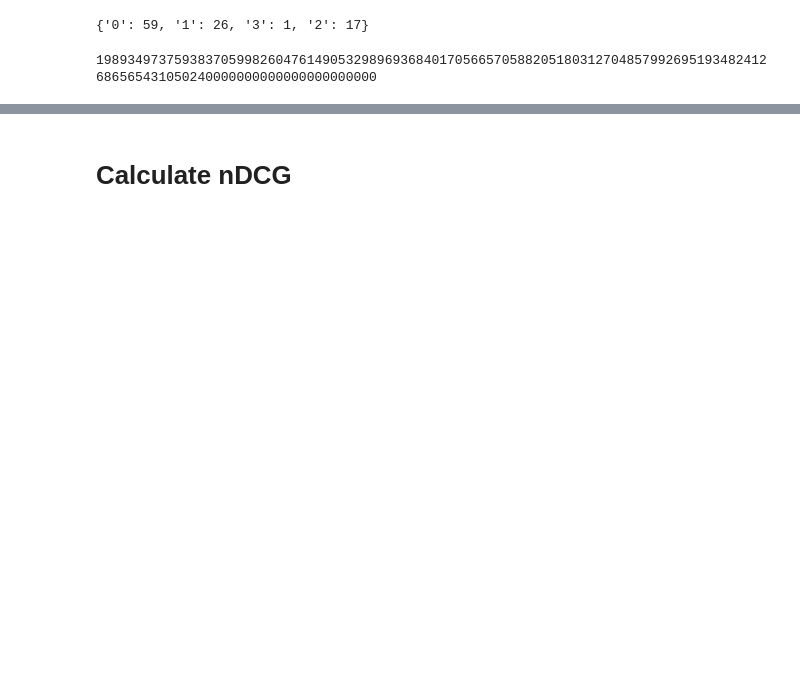
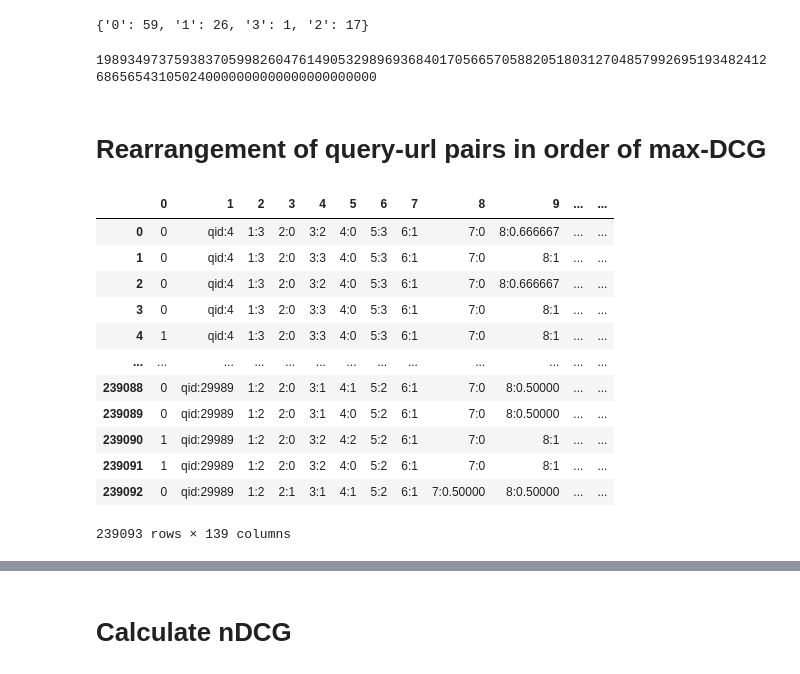
Before and after one commit to Mohammed-Taasir/CSE508_Winter2023_A2_14, a Jupyter notebook: A2_Q3.ipynb, the cells around one changed output, grey strips where cells are left out. Drawn from its saved outputs; the diff is of its cells as text; code cells hidden in the pictures; blank space fills up the shorter version.

```diff
--- a/A2_Q3.ipynb
+++ b/A2_Q3.ipynb
@@ -52,3 +59,5 @@ for k in rel_score_count.keys():
 print(tot_files)
 # %% [output]
 19893497375938370599826047614905329896936840170566570588205180312704857992695193482412686565431050240000000000000000000000
+# %% [markdown]
+# Rearrangement of query-url pairs in order of max-DCG
@@ -54,0 +66,16 @@ print(tot_files)
+# %%
+df
+# %% [output]
+|  | 0 | 1 | 2 | 3 | 4 | 5 | 6 | 7 | 8 | 9 | ... | ... |
+| 0 | 0 | qid:4 | 1:3 | 2:0 | 3:2 | 4:0 | 5:3 | 6:1 | 7:0 | 8:0.666667 | ... | ... |
+| 1 | 0 | qid:4 | 1:3 | 2:0 | 3:3 | 4:0 | 5:3 | 6:1 | 7:0 | 8:1 | ... | ... |
+| 2 | 0 | qid:4 | 1:3 | 2:0 | 3:2 | 4:0 | 5:3 | 6:1 | 7:0 | 8:0.666667 | ... | ... |
+| 3 | 0 | qid:4 | 1:3 | 2:0 | 3:3 | 4:0 | 5:3 | 6:1 | 7:0 | 8:1 | ... | ... |
+| 4 | 1 | qid:4 | 1:3 | 2:0 | 3:3 | 4:0 | 5:3 | 6:1 | 7:0 | 8:1 | ... | ... |
+| ... | ... | ... | ... | ... | ... | ... | ... | ... | ... | ... | ... | ... |
+| 239088 | 0 | qid:29989 | 1:2 | 2:0 | 3:1 | 4:1 | 5:2 | 6:1 | 7:0 | 8:0.50000 | ... | ... |
+| 239089 | 0 | qid:29989 | 1:2 | 2:0 | 3:1 | 4:0 | 5:2 | 6:1 | 7:0 | 8:0.50000 | ... | ... |
+| 239090 | 1 | qid:29989 | 1:2 | 2:0 | 3:2 | 4:2 | 5:2 | 6:1 | 7:0 | 8:1 | ... | ... |
+| 239091 | 1 | qid:29989 | 1:2 | 2:0 | 3:2 | 4:0 | 5:2 | 6:1 | 7:0 | 8:1 | ... | ... |
+| 239092 | 0 | qid:29989 | 1:2 | 2:1 | 3:1 | 4:1 | 5:2 | 6:1 | 7:0.50000 | 8:0.50000 | ... | ... |
+239093 rows × 139 columns
```
Also changed, not shown: parts of 22 cells of this notebook.
